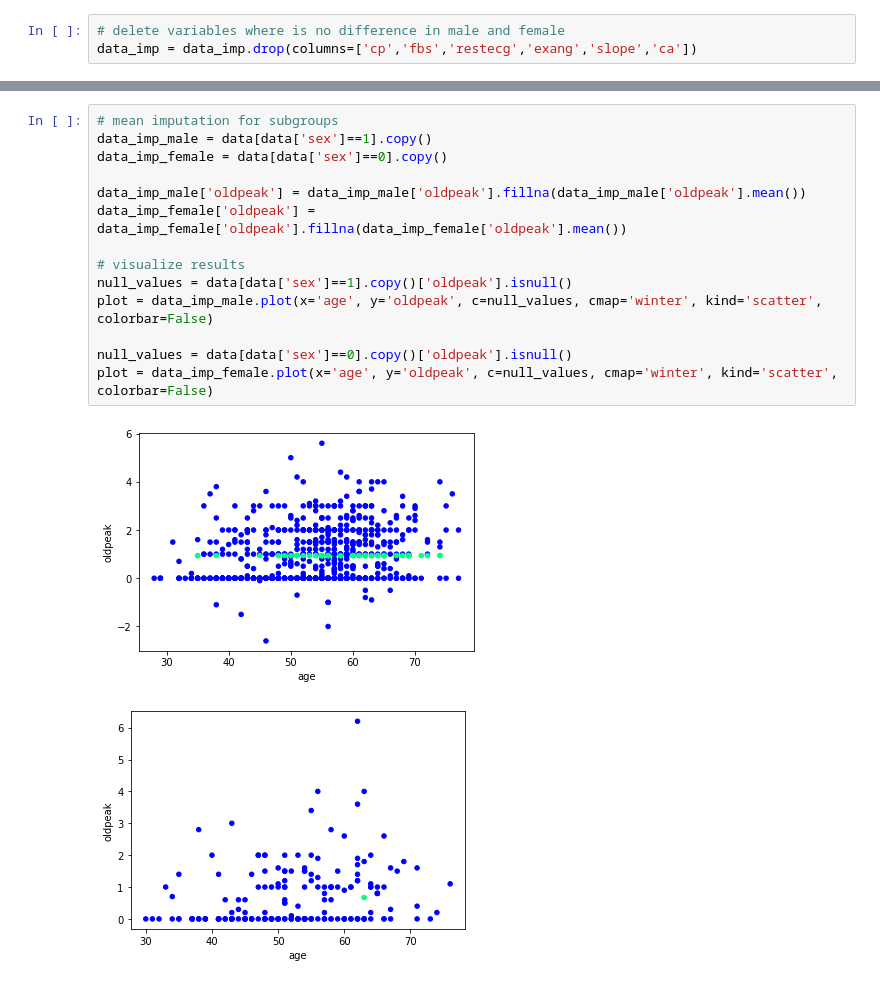
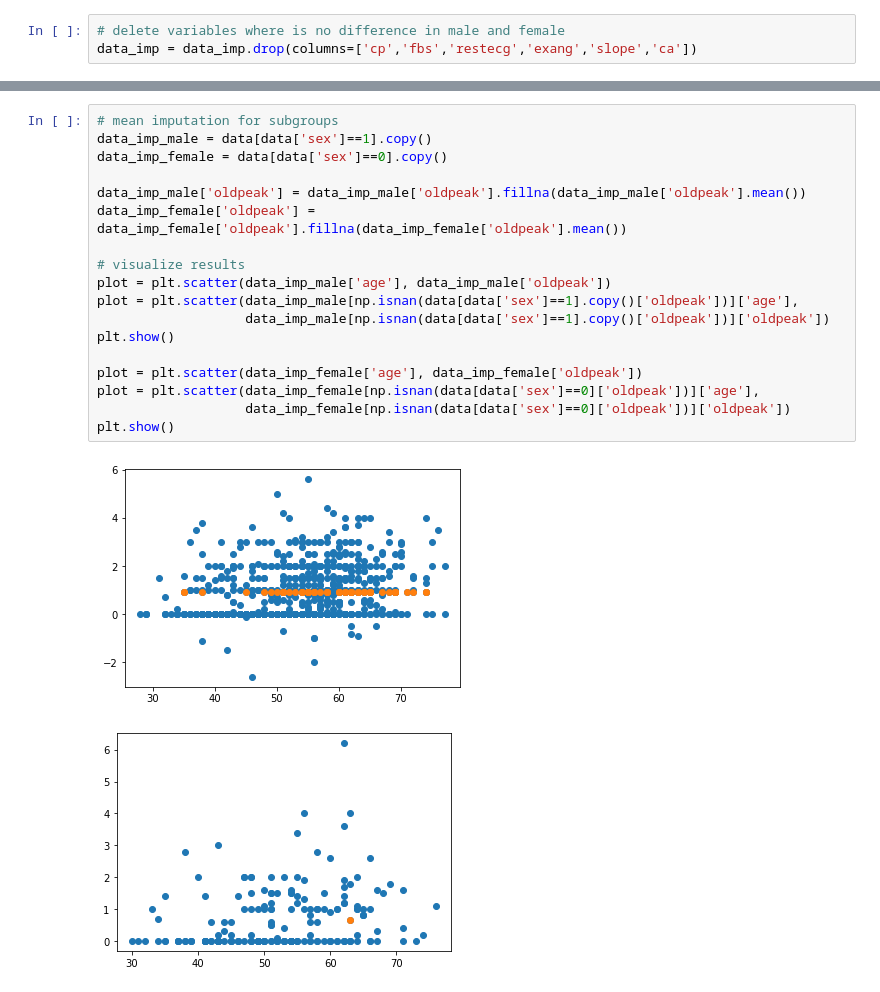
Before and after one commit to aromberg/data-challenges-2022-2023, a Jupyter notebook: notebooks/data_imputation.ipynb, the cells around one changed output, grey strips where cells are left out. Saved outputs shown, nothing was run; the diff lists cells and outputs as text.

```diff
--- a/notebooks/data_imputation.ipynb
+++ b/notebooks/data_imputation.ipynb
@@ -120,17 +124,21 @@ plot = data_imp.plot(x='age', y='thal', c=null_values, cmap='winter', kind='scat
 # %%
 # mean imputation for subgroups
 data_imp_male = data[data['sex']==1].copy()
 data_imp_female = data[data['sex']==0].copy()
 
 data_imp_male['oldpeak'] = data_imp_male['oldpeak'].fillna(data_imp_male['oldpeak'].mean())
 data_imp_female['oldpeak'] = data_imp_female['oldpeak'].fillna(data_imp_female['oldpeak'].mean())
 
 # visualize results
-null_values = data[data['sex']==1].copy()['oldpeak'].isnull()
-plot = data_imp_male.plot(x='age', y='oldpeak', c=null_values, cmap='winter', kind='scatter', colorbar=False)
+plot = plt.scatter(data_imp_male['age'], data_imp_male['oldpeak'])
+plot = plt.scatter(data_imp_male[np.isnan(data[data['sex']==1].copy()['oldpeak'])]['age'],
+                   data_imp_male[np.isnan(data[data['sex']==1].copy()['oldpeak'])]['oldpeak'])
+plt.show()
 
-null_values = data[data['sex']==0].copy()['oldpeak'].isnull()
-plot = data_imp_female.plot(x='age', y='oldpeak', c=null_values, cmap='winter', kind='scatter', colorbar=False)
+plot = plt.scatter(data_imp_female['age'], data_imp_female['oldpeak'])
+plot = plt.scatter(data_imp_female[np.isnan(data[data['sex']==0]['oldpeak'])]['age'],
+                   data_imp_female[np.isnan(data[data['sex']==0]['oldpeak'])]['oldpeak'])
+plt.show()
 # %% [output]
-[figure, old version]
+[figure, new version]
-[figure, old version]
+[figure, new version]
```
Also changed, not shown: parts of 2 cells of this notebook.
